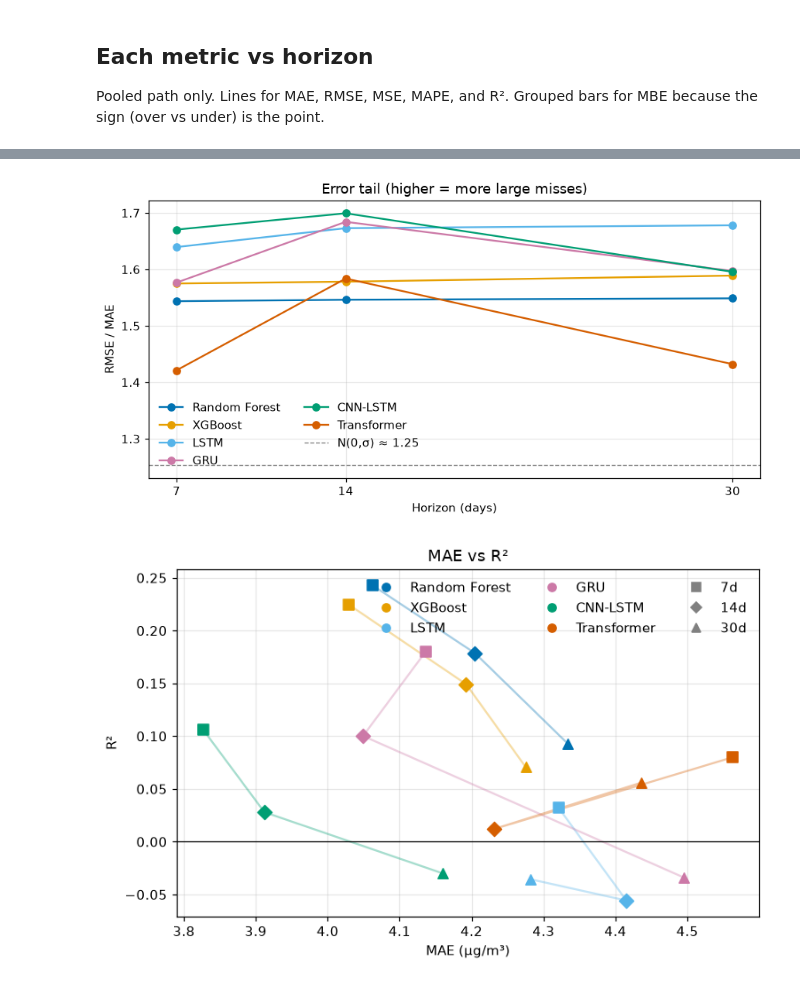
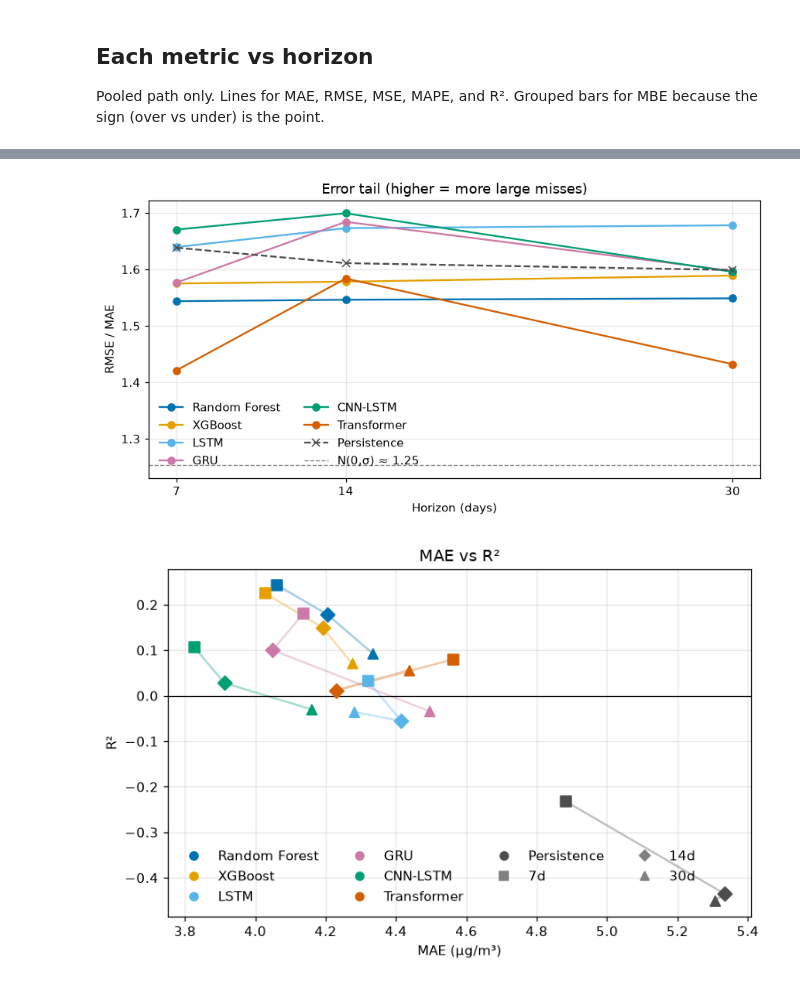
Before and after one commit to Masters-Paper-Forecasting/code, a Jupyter notebook: model_training/pooled_path_comparison_plots.ipynb, the cells around one changed output, grey strips where cells are left out. Drawn from its saved outputs; the diff is of its cells as text; code cells hidden in the pictures.

```diff
--- a/model_training/pooled_path_comparison_plots.ipynb
+++ b/model_training/pooled_path_comparison_plots.ipynb
@@ -23,6 +23,7 @@ PREFERRED = [
     "GRU",
     "CNN-LSTM",
     "Transformer",
+    "Persistence",
 ]
 COLORS = {
     "Random Forest": "#0072B2",
@@ -31,6 +32,7 @@ COLORS = {
     "GRU": "#CC79A7",
     "CNN-LSTM": "#009E73",
     "Transformer": "#D55E00",
+    "Persistence": "#4D4D4D",
 }
 HORIZONS = [7, 14, 30]
 MARKERS = {7: "s", 14: "D", 30: "^"}
@@ -187,7 +201,14 @@ fig, ax = plt.subplots(figsize=(8, 4.2))
 for model in MODELS:
     mae = np.asarray(values(model, "MAE"), dtype=float)
     rmse = np.asarray(values(model, "RMSE"), dtype=float)
-    ax.plot(HORIZONS, rmse / mae, marker="o", color=COLORS[model], label=model)
+    ax.plot(
+        HORIZONS,
+        rmse / mae,
+        marker="x" if model == "Persistence" else "o",
+        linestyle="--" if model == "Persistence" else "-",
+        color=COLORS[model],
+        label=model,
+    )
 ax.axhline(1.253, color="grey", linestyle="--", linewidth=0.9, label="N(0,σ) ≈ 1.25")
 ax.set_xticks(HORIZONS)
 ax.set_xlabel("Horizon (days)")
@@ -197,37 +218,37 @@ ax.legend(frameon=False, ncol=2)
 fig.tight_layout()
 plt.show()
 # %% [output]
-[figure, old version]
+[figure, new version]
 # %%
 fig, ax = plt.subplots(figsize=(7, 4.5))
 for model in MODELS:
     sub = path[path["Model"] == model]
     ax.plot(sub["MAE"], sub["R2"], color=COLORS[model], alpha=0.35)
     for _, row in sub.iterrows():
         ax.scatter(
             row["MAE"],
             row["R2"],
             color=COLORS[model],
             marker=MARKERS[int(row["Horizon_Days"])],
             s=55,
             zorder=3,
         )
 ax.axhline(0, color="black", linewidth=0.8)
 ax.set_xlabel("MAE (µg/m³)")
 ax.set_ylabel("R²")
 ax.set_title("MAE vs R²")
 handles = [
     plt.Line2D([0], [0], color=COLORS[m], marker="o", linestyle="", label=m)
     for m in MODELS
 ] + [
     plt.Line2D([0], [0], color="grey", marker=mk, linestyle="", label=f"{h}d")
     for h, mk in MARKERS.items()
 ]
-ax.legend(handles=handles, frameon=False, ncol=3)
+ax.legend(handles=handles, frameon=False, ncol=4)
 fig.tight_layout()
 plt.show()
 # %% [output]
-[figure, old version]
+[figure, new version]
 # %%
 rank_metrics = {"MAE": True, "RMSE": True, "MAPE": True, "R2": False}
 fig, axes = plt.subplots(2, 2, figsize=(10, 8))
```
Also changed, not shown: parts of 16 cells of this notebook, 6 other files.
